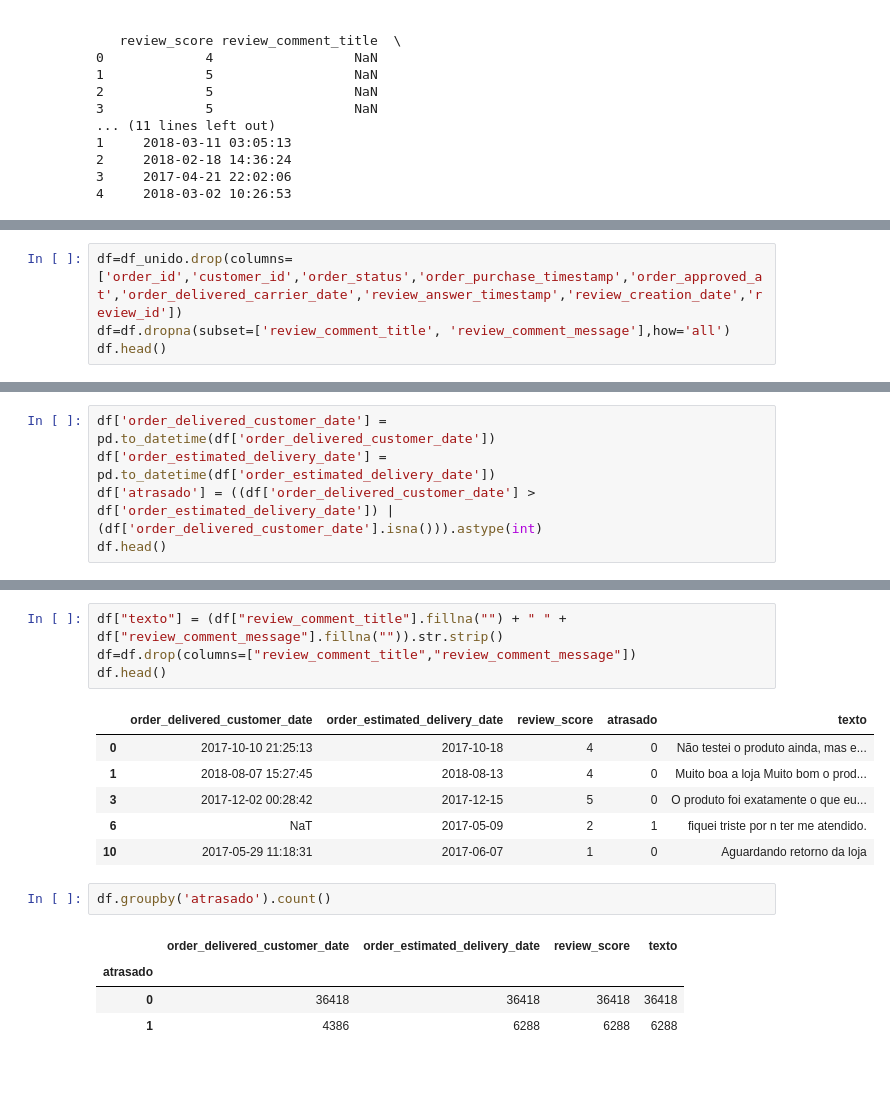
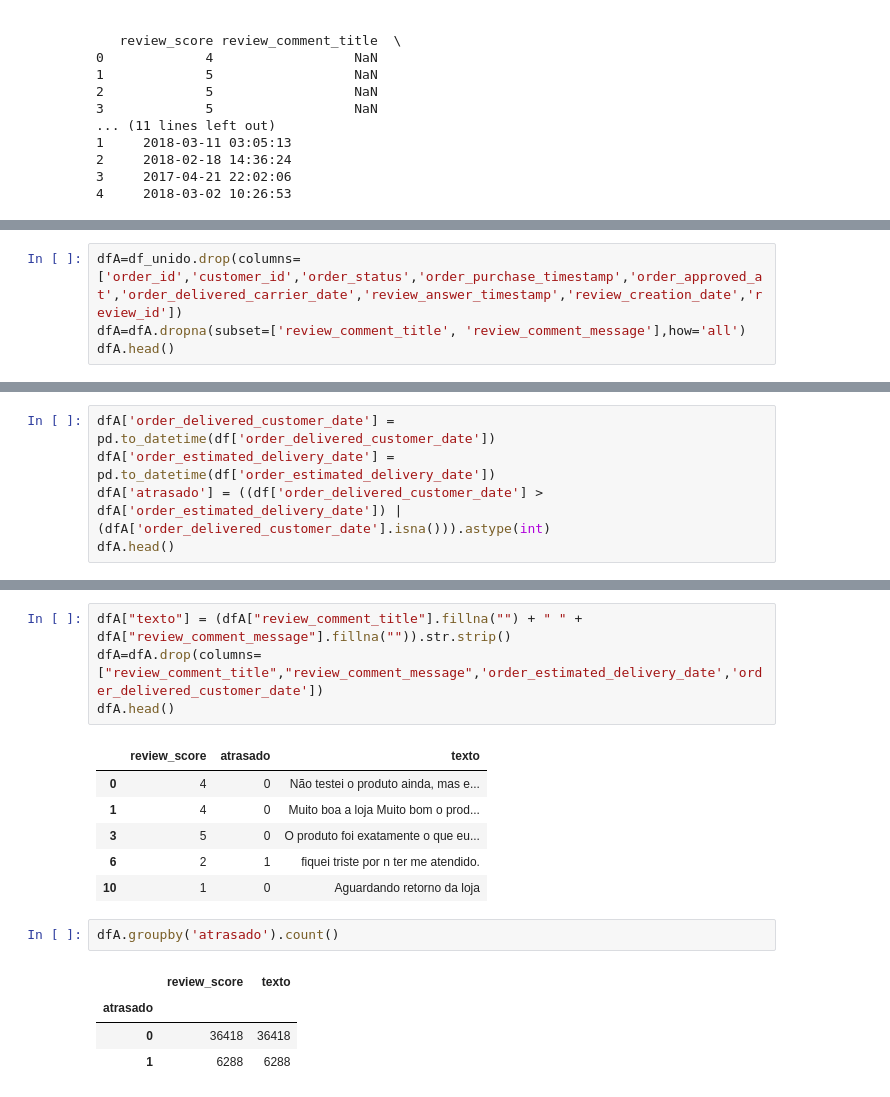
Before and after one commit to stephanny-soares/sentiment-analysis-project, a Jupyter notebook: SentimentAPI_modelagem.ipynb, the cells around one changed output, grey strips where cells are left out. Saved outputs shown, nothing was run; the diff lists cells and outputs as text.

```diff
--- a/SentimentAPI_modelagem.ipynb
+++ b/SentimentAPI_modelagem.ipynb
@@ -237,9 +237,9 @@ df_unido.head()
 | 3 | 949d5b44dbf5de918fe9c16f97b45f8a | f88197465ea7920adcdbec7375364d82 | delivered | 2017-11-18 19:28:06 | 2017-11-18 19:45:59 | 2017-11-22 13:39:59 | ... |
 | 4 | ad21c59c0840e6cb83a9ceb5573f8159 | 8ab97904e6daea8866dbdbc4fb7aad2c | delivered | 2018-02-13 21:18:39 | 2018-02-13 22:20:29 | 2018-02-14 19:46:34 | ... |
 # %%
-df=df_unido.drop(columns=['order_id','customer_id','order_status','order_purchase_timestamp','order_approved_at','order_delivered_carrier_date','review_answer_timestamp','review_creation_date','review_id'])
-df=df.dropna(subset=['review_comment_title', 'review_comment_message'],how='all')
-df.head()
+dfA=df_unido.drop(columns=['order_id','customer_id','order_status','order_purchase_timestamp','order_approved_at','order_delivered_carrier_date','review_answer_timestamp','review_creation_date','review_id'])
+dfA=dfA.dropna(subset=['review_comment_title', 'review_comment_message'],how='all')
+dfA.head()
 # %% [output]
 |  | order_delivered_customer_date | order_estimated_delivery_date | review_score | review_comment_title | review_comment_message |
 | 0 | 2017-10-10 21:25:13 | 2017-10-18 00:00:00 | 4 | NaN | Não testei o produto ainda, mas e... |
@@ -252,10 +252,10 @@ df.shape
 # %% [output]
 (42706, 5)
 # %%
-df['order_delivered_customer_date'] = pd.to_datetime(df['order_delivered_customer_date'])
-df['order_estimated_delivery_date'] = pd.to_datetime(df['order_estimated_delivery_date'])
-df['atrasado'] = ((df['order_delivered_customer_date'] > df['order_estimated_delivery_date']) | (df['order_delivered_customer_date'].isna())).astype(int)
-df.head()
+dfA['order_delivered_customer_date'] = pd.to_datetime(df['order_delivered_customer_date'])
+dfA['order_estimated_delivery_date'] = pd.to_datetime(df['order_estimated_delivery_date'])
+dfA['atrasado'] = ((df['order_delivered_customer_date'] > dfA['order_estimated_delivery_date']) | (dfA['order_delivered_customer_date'].isna())).astype(int)
+dfA.head()
 # %% [output]
 |  | order_delivered_customer_date | order_estimated_delivery_date | review_score | review_comment_title | review_comment_message | ... |
 | 0 | 2017-10-10 21:25:13 | 2017-10-18 | 4 | NaN | Não testei o produto ainda, mas e... | ... |
@@ -264,20 +264,20 @@ df.head()
 | 6 | NaT | 2017-05-09 | 2 | NaN | fiquei triste por n ter me atendido. | ... |
 | 10 | 2017-05-29 11:18:31 | 2017-06-07 | 1 | NaN | Aguardando retorno da loja | ... |
 # %%
-df["texto"] = (df["review_comment_title"].fillna("") + " " + df["review_comment_message"].fillna("")).str.strip()
-df=df.drop(columns=["review_comment_title","review_comment_message"])
-df.head()
+dfA["texto"] = (dfA["review_comment_title"].fillna("") + " " + dfA["review_comment_message"].fillna("")).str.strip()
+dfA=dfA.drop(columns=["review_comment_title","review_comment_message",'order_estimated_delivery_date','order_delivered_customer_date'])
+dfA.head()
 # %% [output]
-|  | order_delivered_customer_date | order_estimated_delivery_date | review_score | atrasado | texto |
-| 0 | 2017-10-10 21:25:13 | 2017-10-18 | 4 | 0 | Não testei o produto ainda, mas e... |
-| 1 | 2018-08-07 15:27:45 | 2018-08-13 | 4 | 0 | Muito boa a loja Muito bom o prod... |
-| 3 | 2017-12-02 00:28:42 | 2017-12-15 | 5 | 0 | O produto foi exatamente o que eu... |
-| 6 | NaT | 2017-05-09 | 2 | 1 | fiquei triste por n ter me atendido. |
-| 10 | 2017-05-29 11:18:31 | 2017-06-07 | 1 | 0 | Aguardando retorno da loja |
+|  | review_score | atrasado | texto |
+| 0 | 4 | 0 | Não testei o produto ainda, mas e... |
+| 1 | 4 | 0 | Muito boa a loja Muito bom o prod... |
+| 3 | 5 | 0 | O produto foi exatamente o que eu... |
+| 6 | 2 | 1 | fiquei triste por n ter me atendido. |
+| 10 | 1 | 0 | Aguardando retorno da loja |
 # %%
-df.groupby('atrasado').count()
+dfA.groupby('atrasado').count()
 # %% [output]
-|  | order_delivered_customer_date | order_estimated_delivery_date | review_score | texto |
-| atrasado |  |  |  |  |
-| 0 | 36418 | 36418 | 36418 | 36418 |
-| 1 | 4386 | 6288 | 6288 | 6288 |
+|  | review_score | texto |
+| atrasado |  |  |
+| 0 | 36418 | 36418 |
+| 1 | 6288 | 6288 |
```
Also changed, not shown: parts of 3 cells of this notebook.
